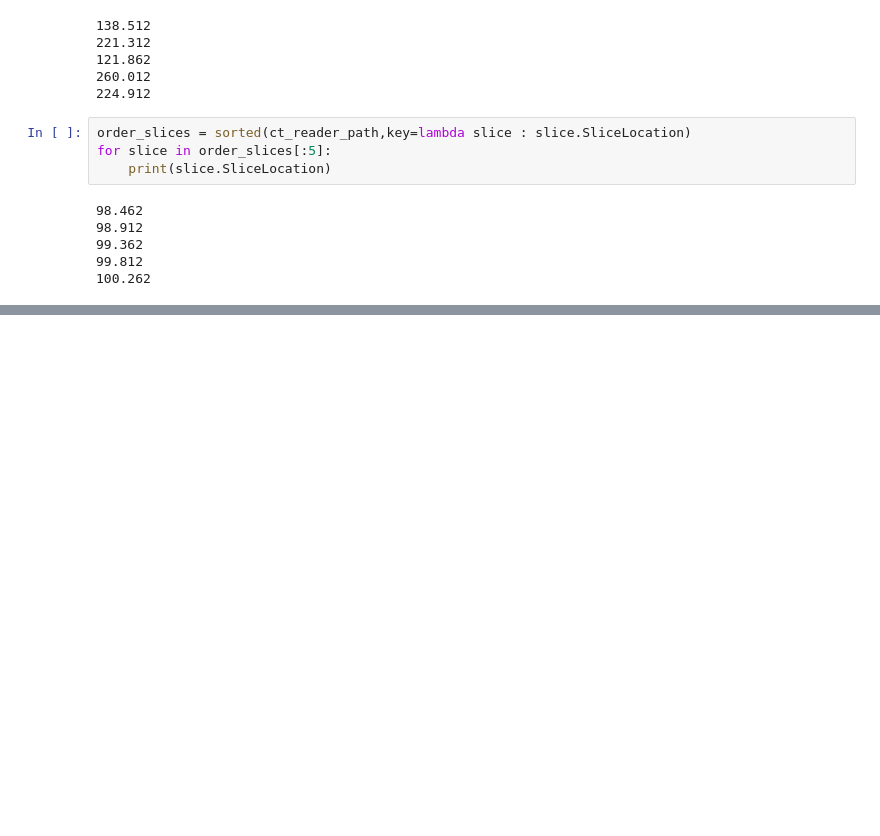
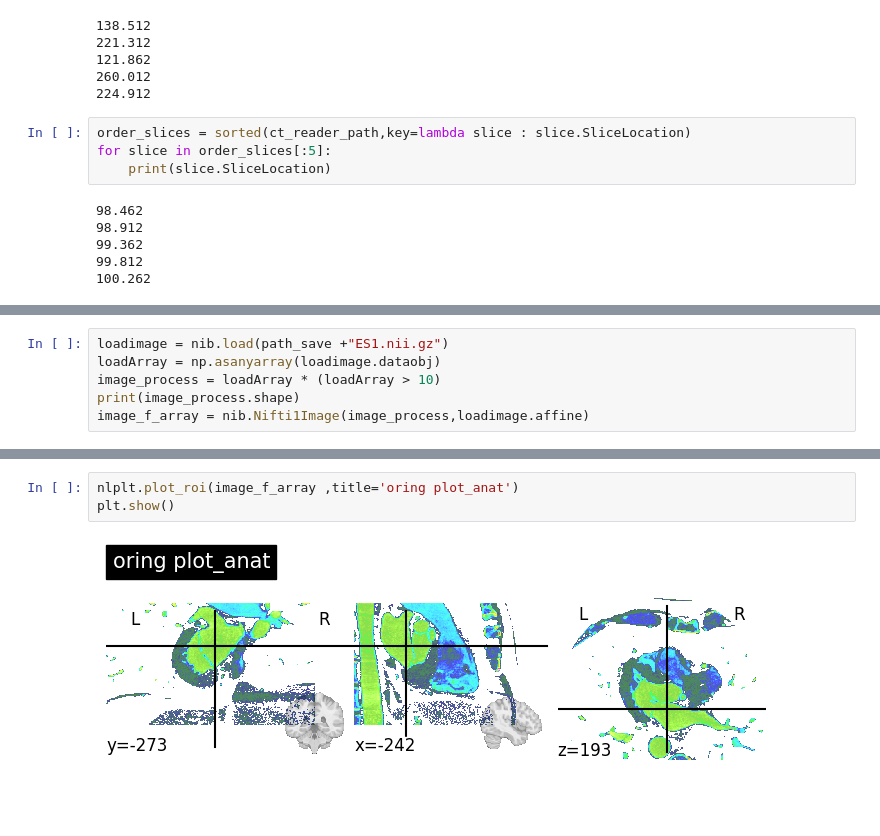
Before and after one commit to youness-elbrag/BioMedical-image-processing, a Jupyter notebook: Chapter-BIoMedical-Real-Data/Introductions to Dicom Medical imaging Processing techincs.ipynb, the cells around one changed output, grey strips where cells are left out. Saved outputs shown, nothing was run; the diff lists cells and outputs as text; blank space fills up the shorter version.

```diff
--- a/Chapter-BIoMedical-Real-Data/Introductions to Dicom Medical imaging Processing techincs.ipynb
+++ b/Chapter-BIoMedical-Real-Data/Introductions to Dicom Medical imaging Processing techincs.ipynb
@@ -261,0 +362,6 @@ vedo.Cone().show(axes=1).close()
+# %%
+loadimage = nib.load(path_save +"ES1.nii.gz")
+loadArray = np.asanyarray(loadimage.dataobj)
+image_process = loadArray * (loadArray > 10)
+print(image_process.shape)
+image_f_array = nib.Nifti1Image(image_process,loadimage.affine)
@@ -261,0 +396,5 @@ vedo.Cone().show(axes=1).close()
+# %%
+nlplt.plot_roi(image_f_array ,title='oring plot_anat')
+plt.show()
+# %% [output]
+[figure, added]
```
Also changed, not shown: parts of 30 cells of this notebook, 1 other file.
